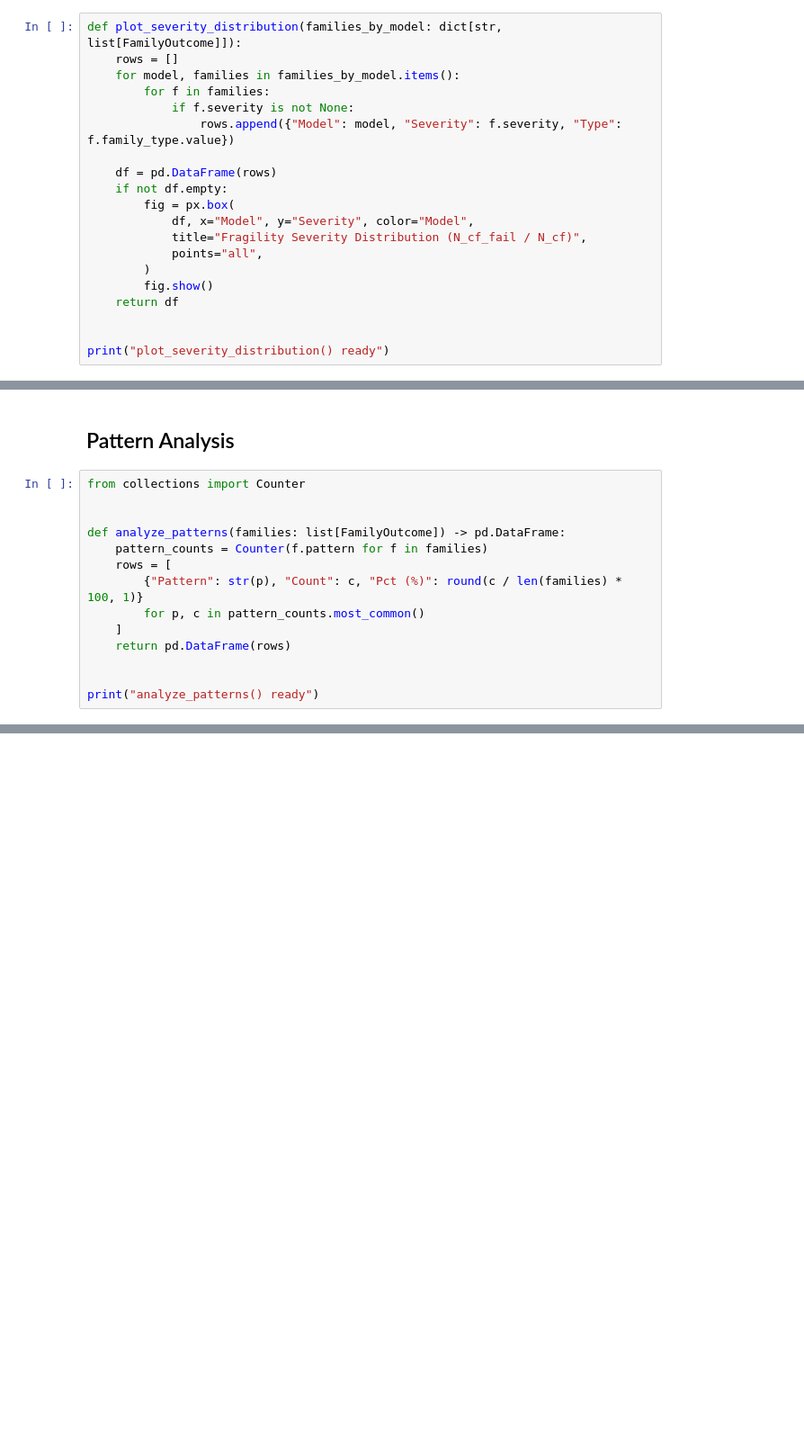
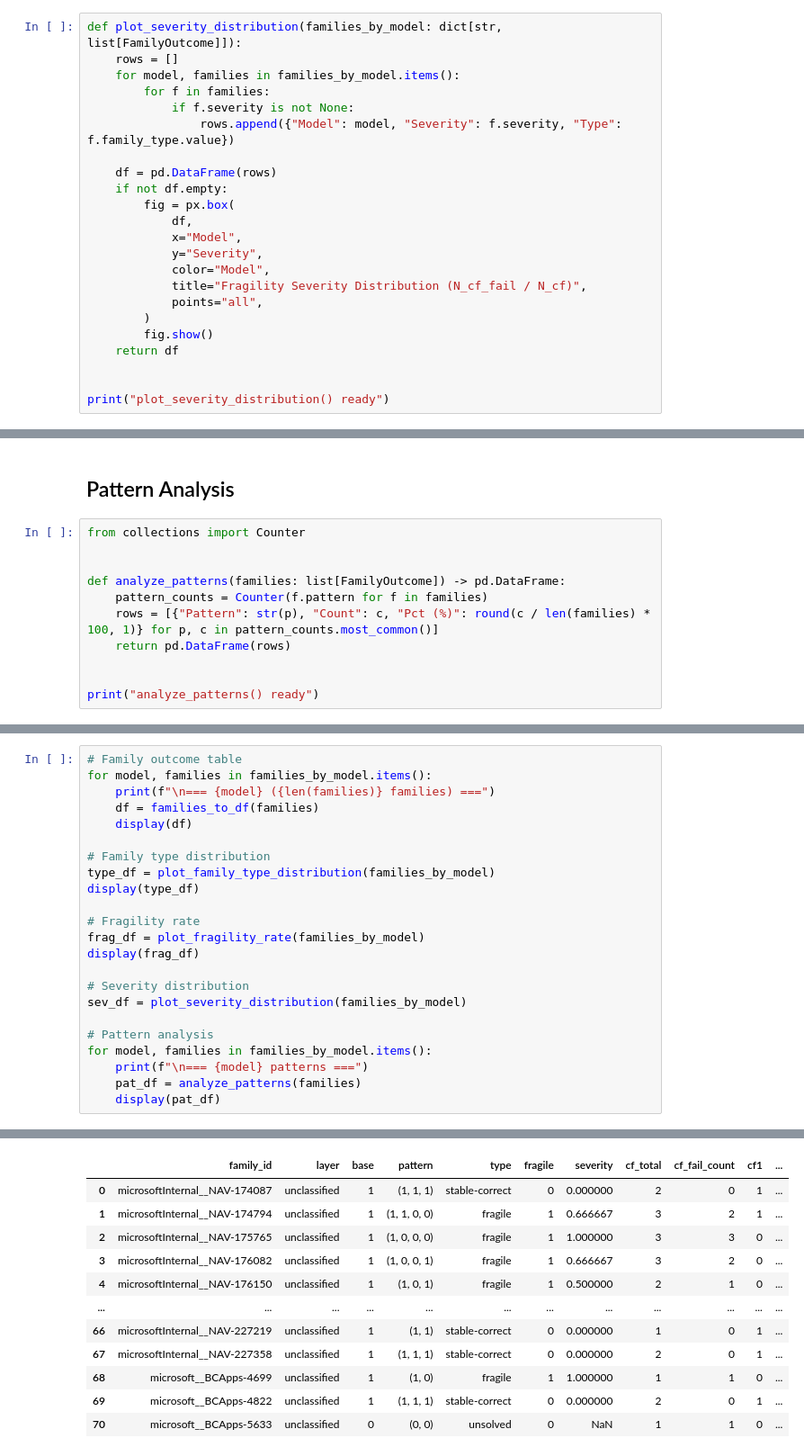
Before and after one commit to microsoft/BC-Bench, a Jupyter notebook: notebooks/counterfactual-evaluation/experiment2-cf-sensitivity.ipynb, the cells around one changed output, grey strips where cells are left out. Shown at 90% size. Drawn from its saved outputs; the diff is of its cells as text; blank space fills up the shorter version.

```diff
--- a/notebooks/counterfactual-evaluation/experiment2-cf-sensitivity.ipynb
+++ b/notebooks/counterfactual-evaluation/experiment2-cf-sensitivity.ipynb
@@ -123,7 +173,10 @@ def plot_severity_distribution(families_by_model: dict[str, list[FamilyOutcome]]
     df = pd.DataFrame(rows)
     if not df.empty:
         fig = px.box(
-            df, x="Model", y="Severity", color="Model",
+            df,
+            x="Model",
+            y="Severity",
+            color="Model",
             title="Fragility Severity Distribution (N_cf_fail / N_cf)",
             points="all",
         )
@@ -140,10 +195,7 @@ from collections import Counter
 
 def analyze_patterns(families: list[FamilyOutcome]) -> pd.DataFrame:
     pattern_counts = Counter(f.pattern for f in families)
-    rows = [
-        {"Pattern": str(p), "Count": c, "Pct (%)": round(c / len(families) * 100, 1)}
-        for p, c in pattern_counts.most_common()
-    ]
+    rows = [{"Pattern": str(p), "Count": c, "Pct (%)": round(c / len(families) * 100, 1)} for p, c in pattern_counts.most_common()]
     return pd.DataFrame(rows)
 
 
@@ -150,0 +207,24 @@ print("analyze_patterns() ready")
+# %%
+# Family outcome table
+for model, families in families_by_model.items():
+    print(f"\n=== {model} ({len(families)} families) ===")
+    df = families_to_df(families)
+    display(df)
+
+# Family type distribution
+type_df = plot_family_type_distribution(families_by_model)
+display(type_df)
+
+# Fragility rate
+frag_df = plot_fragility_rate(families_by_model)
+display(frag_df)
+
+# Severity distribution
+sev_df = plot_severity_distribution(families_by_model)
+
+# Pattern analysis
+for model, families in families_by_model.items():
+    print(f"\n=== {model} patterns ===")
+    pat_df = analyze_patterns(families)
+    display(pat_df)
+# %% [output]
@@ -150,0 +232,12 @@ print("analyze_patterns() ready")
+|  | family_id | layer | base | pattern | type | fragile | severity | cf_total | cf_fail_count | cf1 | ... |
+| 0 | microsoftInternal__NAV-174087 | unclassified | 1 | (1, 1, 1) | stable-correct | 0 | 0.000000 | 2 | 0 | 1 | ... |
+| 1 | microsoftInternal__NAV-174794 | unclassified | 1 | (1, 1, 0, 0) | fragile | 1 | 0.666667 | 3 | 2 | 1 | ... |
+| 2 | microsoftInternal__NAV-175765 | unclassified | 1 | (1, 0, 0, 0) | fragile | 1 | 1.000000 | 3 | 3 | 0 | ... |
+| 3 | microsoftInternal__NAV-176082 | unclassified | 1 | (1, 0, 0, 1) | fragile | 1 | 0.666667 | 3 | 2 | 0 | ... |
+| 4 | microsoftInternal__NAV-176150 | unclassified | 1 | (1, 0, 1) | fragile | 1 | 0.500000 | 2 | 1 | 0 | ... |
+| ... | ... | ... | ... | ... | ... | ... | ... | ... | ... | ... | ... |
+| 66 | microsoftInternal__NAV-227219 | unclassified | 1 | (1, 1) | stable-correct | 0 | 0.000000 | 1 | 0 | 1 | ... |
+| 67 | microsoftInternal__NAV-227358 | unclassified | 1 | (1, 1, 1) | stable-correct | 0 | 0.000000 | 2 | 0 | 1 | ... |
+| 68 | microsoft__BCApps-4699 | unclassified | 1 | (1, 0) | fragile | 1 | 1.000000 | 1 | 1 | 0 | ... |
+| 69 | microsoft__BCApps-4822 | unclassified | 1 | (1, 1, 1) | stable-correct | 0 | 0.000000 | 2 | 0 | 1 | ... |
+| 70 | microsoft__BCApps-5633 | unclassified | 0 | (0, 0) | unsolved | 0 | NaN | 1 | 1 | 0 | ... |
```
Also changed, not shown: parts of 8 cells of this notebook, 15 other files.
